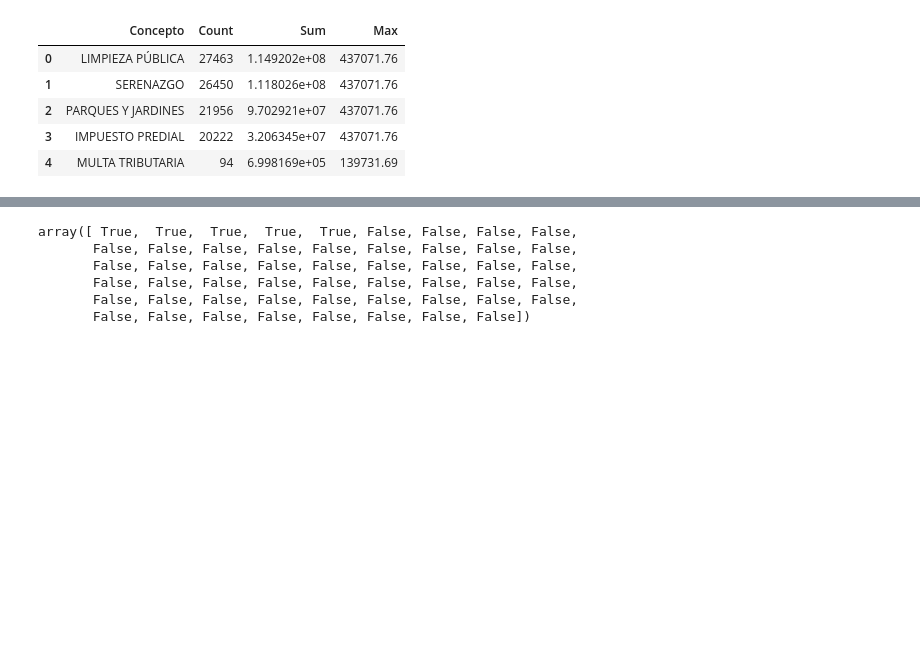
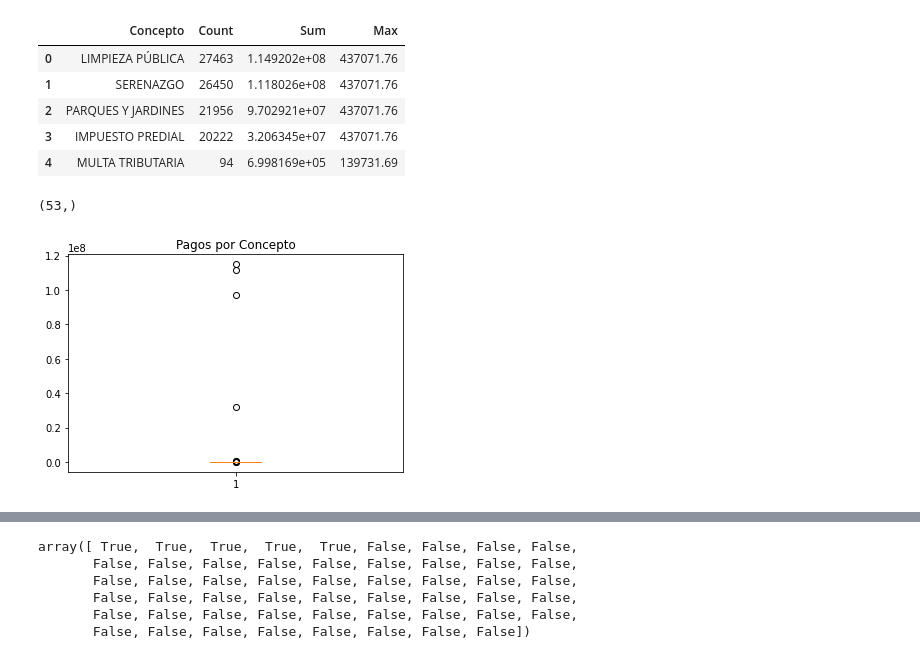
Before and after one commit to CVilaNet/RecaudacionMDP2022, a Jupyter notebook: RecaudacionMDP.ipynb, the cells around one changed output, grey strips where cells are left out. Drawn from its saved outputs; the diff is of its cells as text; code cells hidden in the pictures; blank space fills up the shorter version.

```diff
--- a/RecaudacionMDP.ipynb
+++ b/RecaudacionMDP.ipynb
@@ -126,3 +178,15 @@ dataConteptoSortBySum.head()
 | 2 | PARQUES Y JARDINES | 21956 | 9.702921e+07 | 437071.76 |
 | 3 | IMPUESTO PREDIAL | 20222 | 3.206345e+07 | 437071.76 |
 | 4 | MULTA TRIBUTARIA | 94 | 6.998169e+05 | 139731.69 |
+# %%
+dataConteptoSortBySum['Sum'].shape
+# %% [output]
+(53,)
+# %%
+import matplotlib.pyplot as plt
+
+plt.boxplot(dataConteptoSortBySum['Sum'].tolist())
+plt.title('Pagos por Concepto')
+plt.show()
+# %% [output]
+[figure, added]
```
Also changed, not shown: parts of 22 cells of this notebook.
